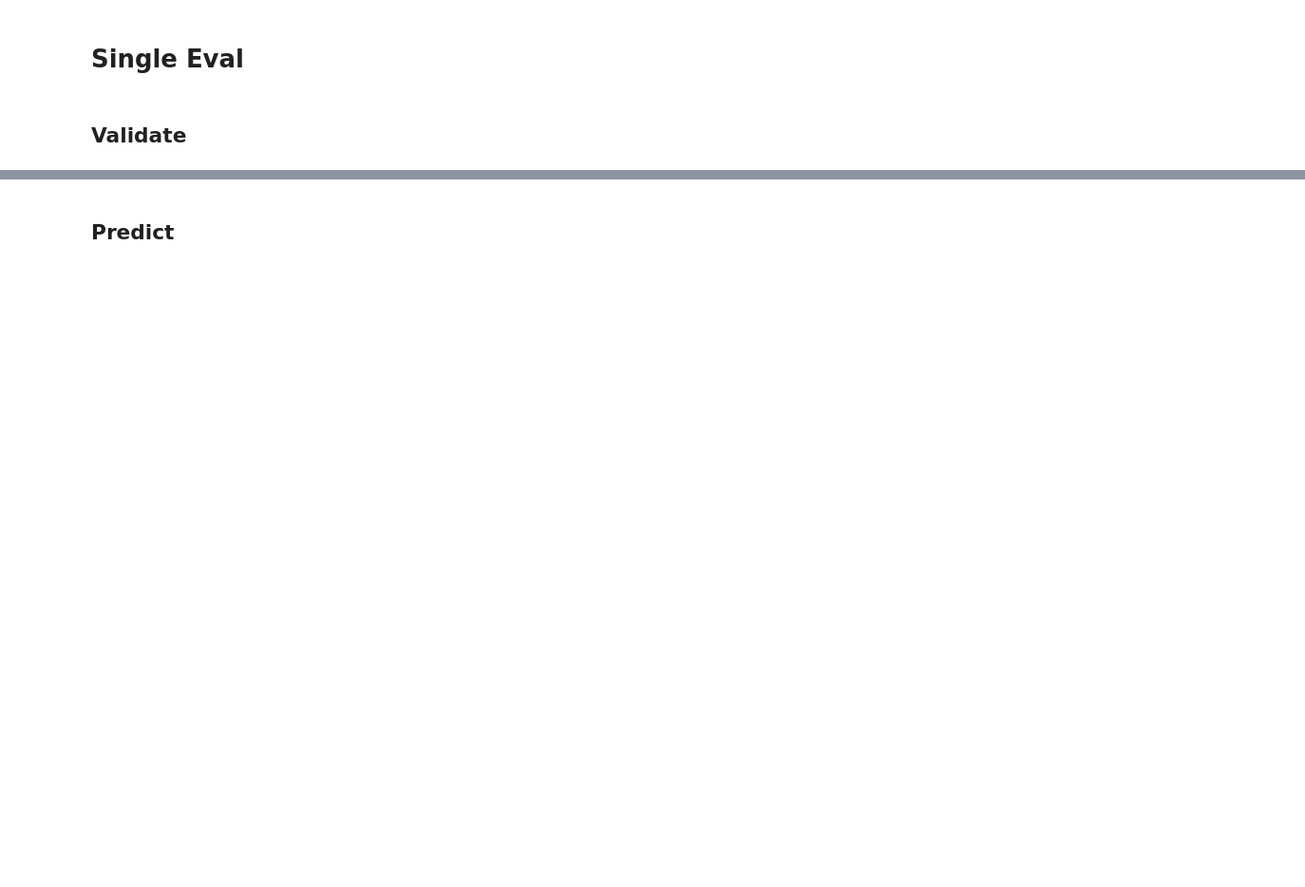
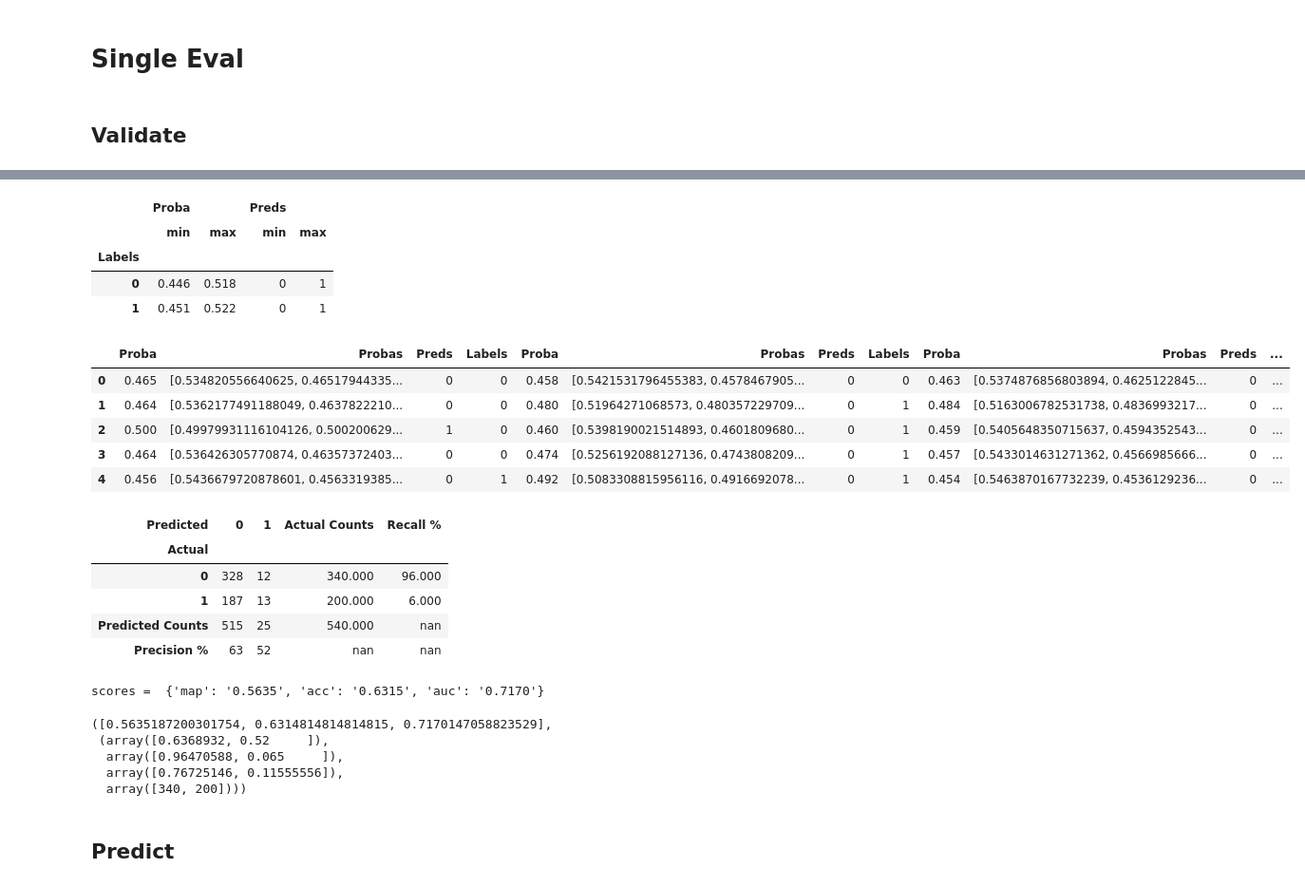
Before and after one commit to faizanahemad/facebook-hateful-memes, a Jupyter notebook: notebooks/MLMSimCLR.ipynb, the cells around one changed output, grey strips where cells are left out. Shown at 95% size. Saved outputs shown, nothing was run; the diff lists cells and outputs as text; code cells hidden in the pictures; blank space fills up the shorter version.

```diff
--- a/notebooks/MLMSimCLR.ipynb
+++ b/notebooks/MLMSimCLR.ipynb
@@ -450,2 +402,31 @@ scores =  {'map': '0.5523', 'acc': '0.6296', 'auc': '0.7078'}
+# %%
+clean_memory()
+batch_size = 16
+dev_dataset = convert_dataframe_to_dataset(data['dev_unseen'], data["metadata"], False)
+validate(model, batch_size, dev_dataset, display_detail=True)
+# %% [output]
+|  | Proba |  | Preds |  |
+|  | min | max | min | max |
+| Labels |  |  |  |  |
+| 0 | 0.446 | 0.518 | 0 | 1 |
+| 1 | 0.451 | 0.522 | 0 | 1 |
+|  | Proba | Probas | Preds | Labels | Proba | Probas | Preds | Labels | Proba | Probas | Preds | ... |
+| 0 | 0.465 | [0.534820556640625, 0.46517944335... | 0 | 0 | 0.458 | [0.5421531796455383, 0.4578467905... | 0 | 0 | 0.463 | [0.5374876856803894, 0.4625122845... | 0 | ... |
+| 1 | 0.464 | [0.5362177491188049, 0.4637822210... | 0 | 0 | 0.480 | [0.51964271068573, 0.480357229709... | 0 | 1 | 0.484 | [0.5163006782531738, 0.4836993217... | 0 | ... |
+| 2 | 0.500 | [0.49979931116104126, 0.500200629... | 1 | 0 | 0.460 | [0.5398190021514893, 0.4601809680... | 0 | 1 | 0.459 | [0.5405648350715637, 0.4594352543... | 0 | ... |
+| 3 | 0.464 | [0.536426305770874, 0.46357372403... | 0 | 0 | 0.474 | [0.5256192088127136, 0.4743808209... | 0 | 1 | 0.457 | [0.5433014631271362, 0.4566985666... | 0 | ... |
+| 4 | 0.456 | [0.5436679720878601, 0.4563319385... | 0 | 1 | 0.492 | [0.5083308815956116, 0.4916692078... | 0 | 1 | 0.454 | [0.5463870167732239, 0.4536129236... | 0 | ... |
+| Predicted | 0 | 1 | Actual Counts | Recall % |
+| Actual |  |  |  |  |
+| 0 | 328 | 12 | 340.000 | 96.000 |
+| 1 | 187 | 13 | 200.000 | 6.000 |
+| Predicted Counts | 515 | 25 | 540.000 | nan |
+| Precision % | 63 | 52 | nan | nan |
+scores =  {'map': '0.5635', 'acc': '0.6315', 'auc': '0.7170'}
+([0.5635187200301754, 0.6314814814814815, 0.7170147058823529],
+ (array([0.6368932, 0.52     ]),
+  array([0.96470588, 0.065     ]),
+  array([0.76725146, 0.11555556]),
+  array([340, 200])))
 # %% [markdown]
 ## Predict
```
Also changed, not shown: parts of 15 cells of this notebook.
